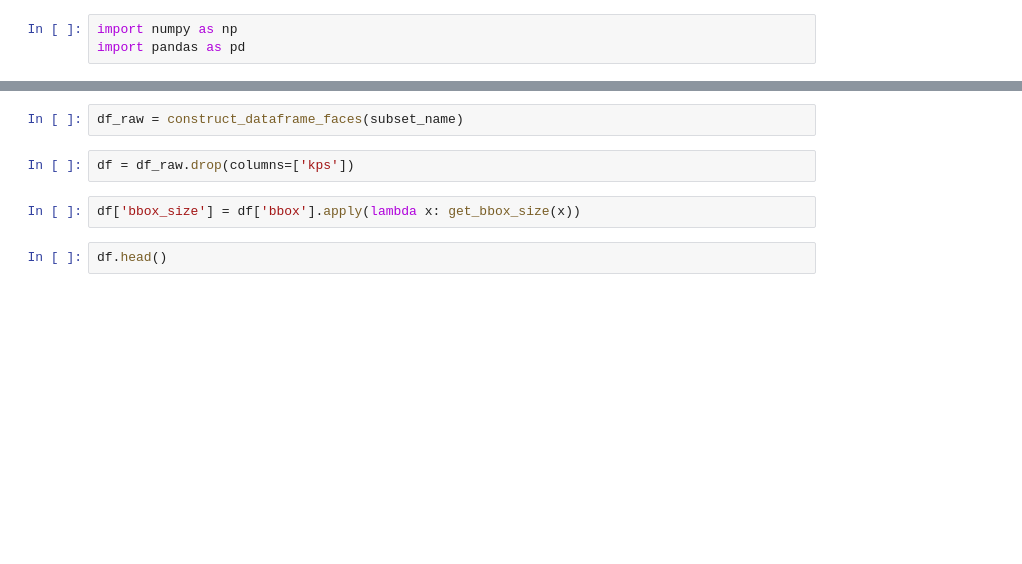
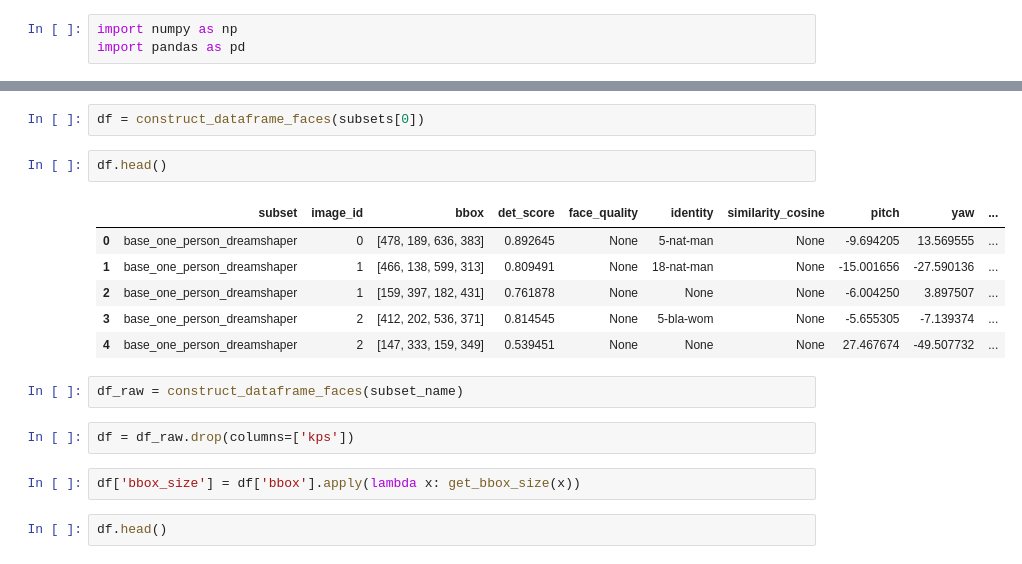
Before and after one commit to MarkZakelj/ConsistentFacesSD, a Jupyter notebook: metrics_visualization.ipynb, the cells around one changed output, grey strips where cells are left out. Saved outputs shown, nothing was run; the diff lists cells and outputs as text; blank space fills up the shorter version.

```diff
--- a/metrics_visualization.ipynb
+++ b/metrics_visualization.ipynb
@@ -19,3 +34,14 @@ subset_name = subsets[0]
+# %%
+df = construct_dataframe_faces(subsets[0])
+# %%
+df.head()
+# %% [output]
+|  | subset | image_id | bbox | det_score | face_quality | identity | similarity_cosine | pitch | yaw | ... |
+| 0 | base_one_person_dreamshaper | 0 | [478, 189, 636, 383] | 0.892645 | None | 5-nat-man | None | -9.694205 | 13.569555 | ... |
+| 1 | base_one_person_dreamshaper | 1 | [466, 138, 599, 313] | 0.809491 | None | 18-nat-man | None | -15.001656 | -27.590136 | ... |
+| 2 | base_one_person_dreamshaper | 1 | [159, 397, 182, 431] | 0.761878 | None | None | None | -6.004250 | 3.897507 | ... |
+| 3 | base_one_person_dreamshaper | 2 | [412, 202, 536, 371] | 0.814545 | None | 5-bla-wom | None | -5.655305 | -7.139374 | ... |
+| 4 | base_one_person_dreamshaper | 2 | [147, 333, 159, 349] | 0.539451 | None | None | None | 27.467674 | -49.507732 | ... |
 # %%
 df_raw = construct_dataframe_faces(subset_name)
 # %%
```
Also changed, not shown: parts of 8 cells of this notebook, 20 other files.
